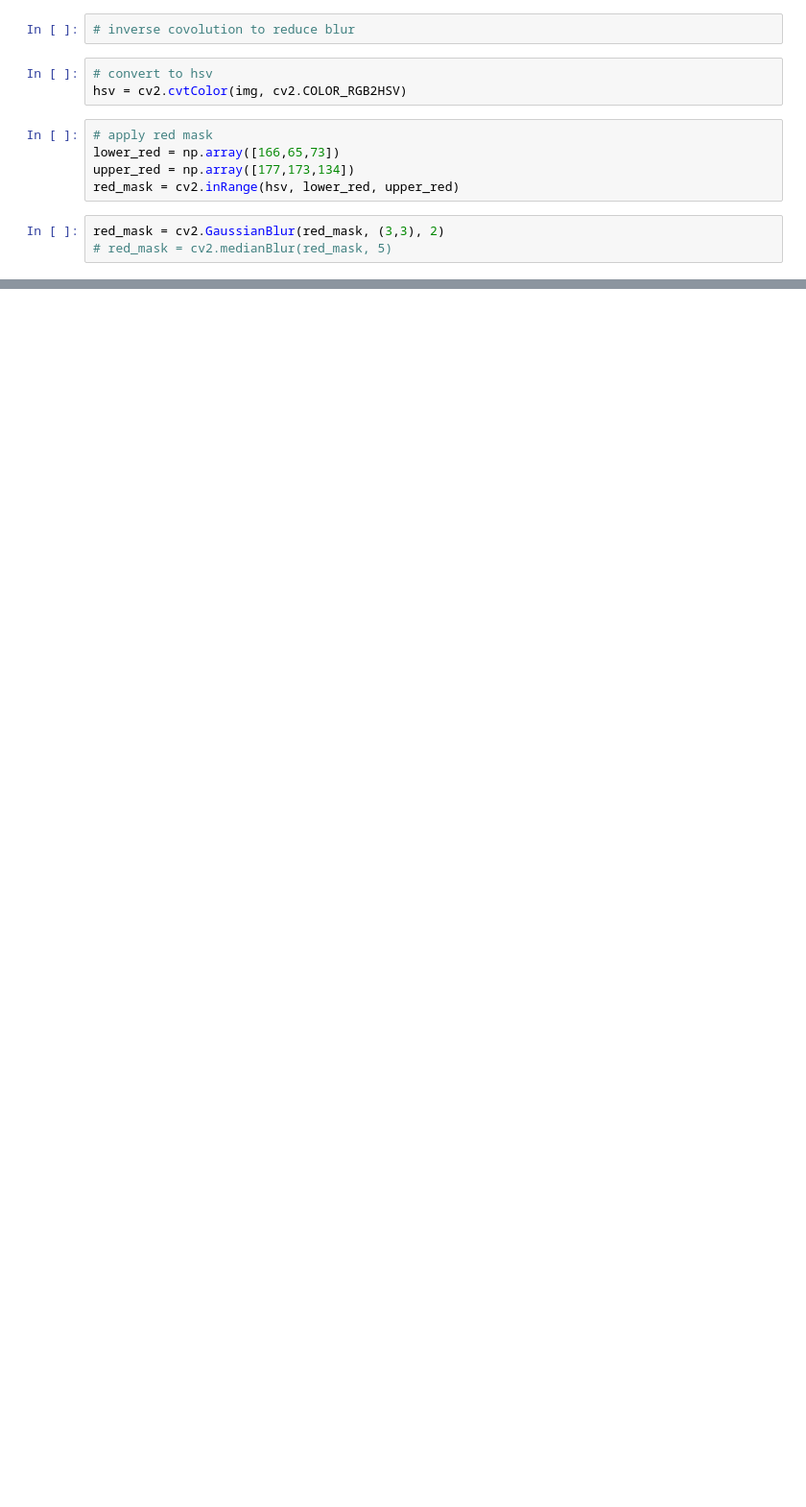
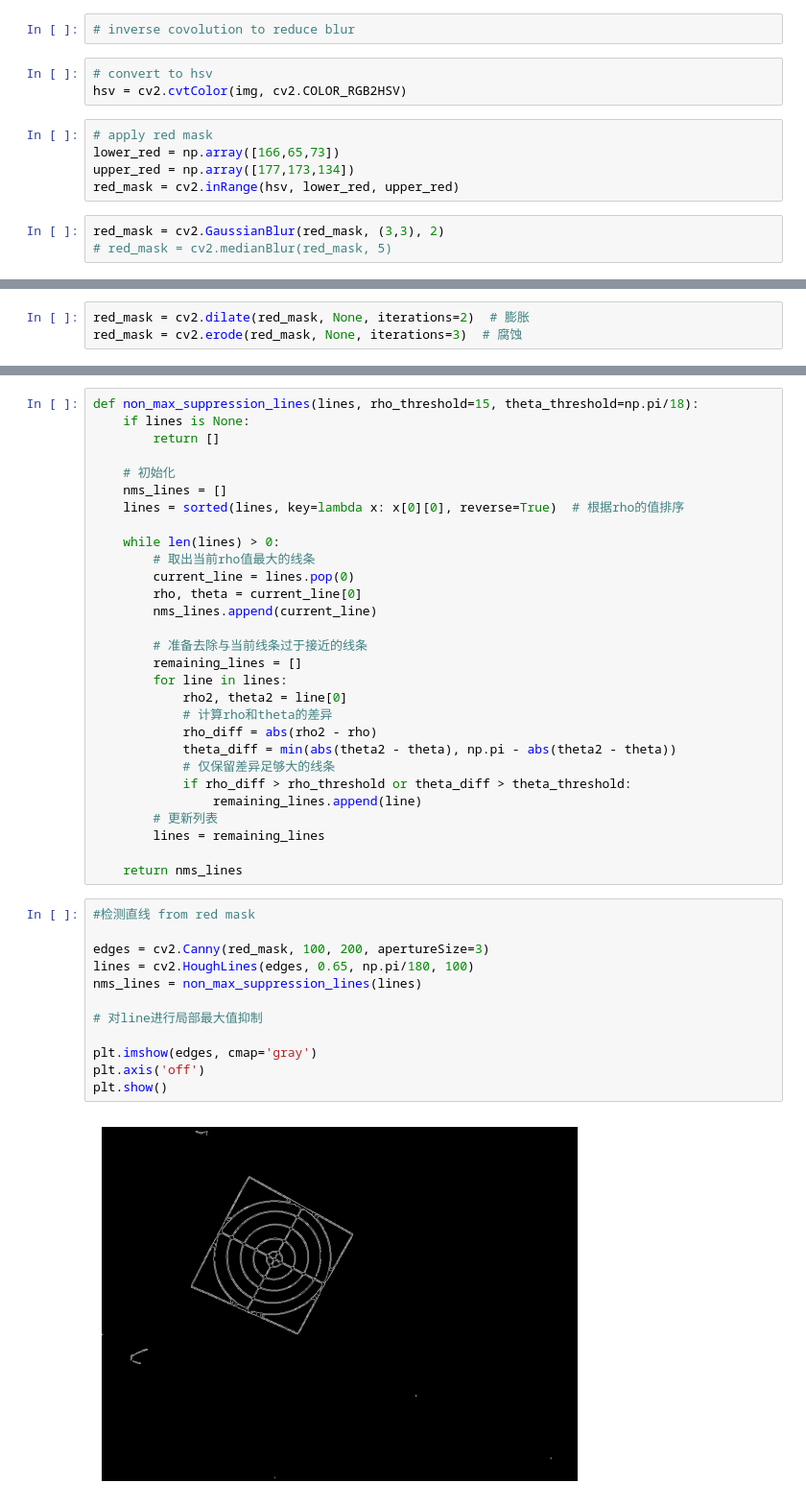
Before and after one commit to gogy717/Python-for-UESTC-ME-Major, a Jupyter notebook: 智能机器人实验/课前准备/demo.ipynb, the cells around one changed output, grey strips where cells are left out. Shown at 96% size. Saved outputs shown, nothing was run; the diff lists cells and outputs as text; blank space fills up the shorter version.

```diff
--- a/智能机器人实验/课前准备/demo.ipynb
+++ b/智能机器人实验/课前准备/demo.ipynb
@@ -61,4 +61,7 @@ if red_circles is not None:
         cv2.circle(img, red_center, 2, (0, 255, 0), 3)       # 画圆心
+# %%
+red_mask = cv2.dilate(red_mask, None, iterations=2)  # 膨胀
+red_mask = cv2.erode(red_mask, None, iterations=3)  # 腐蚀
 # %%
 plt.imshow(img)
 plt.axis('off')
@@ -67,0 +71,43 @@ plt.show()
+# %%
+def non_max_suppression_lines(lines, rho_threshold=15, theta_threshold=np.pi/18):
+    if lines is None:
+        return []
+
+    # 初始化
+    nms_lines = []
+    lines = sorted(lines, key=lambda x: x[0][0], reverse=True)  # 根据rho的值排序
+
+    while len(lines) > 0:
+        # 取出当前rho值最大的线条
+        current_line = lines.pop(0)
+        rho, theta = current_line[0]
+        nms_lines.append(current_line)
+
+        # 准备去除与当前线条过于接近的线条
+        remaining_lines = []
+        for line in lines:
+            rho2, theta2 = line[0]
+            # 计算rho和theta的差异
+            rho_diff = abs(rho2 - rho)
+            theta_diff = min(abs(theta2 - theta), np.pi - abs(theta2 - theta))
+            # 仅保留差异足够大的线条
+            if rho_diff > rho_threshold or theta_diff > theta_threshold:
+                remaining_lines.append(line)
+        # 更新列表
+        lines = remaining_lines
+
+    return nms_lines
+# %%
+#检测直线 from red mask
+
+edges = cv2.Canny(red_mask, 100, 200, apertureSize=3)
+lines = cv2.HoughLines(edges, 0.65, np.pi/180, 100)
+nms_lines = non_max_suppression_lines(lines)
+
+# 对line进行局部最大值抑制
+
+plt.imshow(edges, cmap='gray')
+plt.axis('off')
+plt.show()
+# %% [output]
+[figure, added]
```
Also changed, not shown: parts of 9 cells of this notebook, 7 other files.
